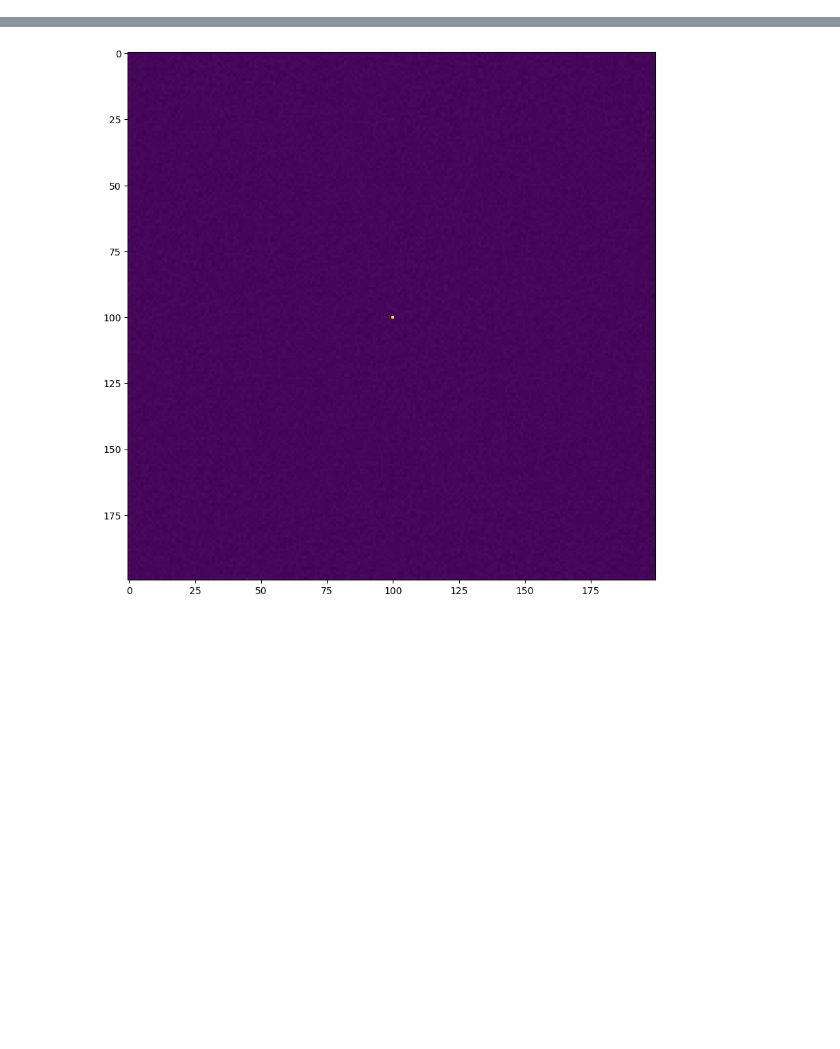
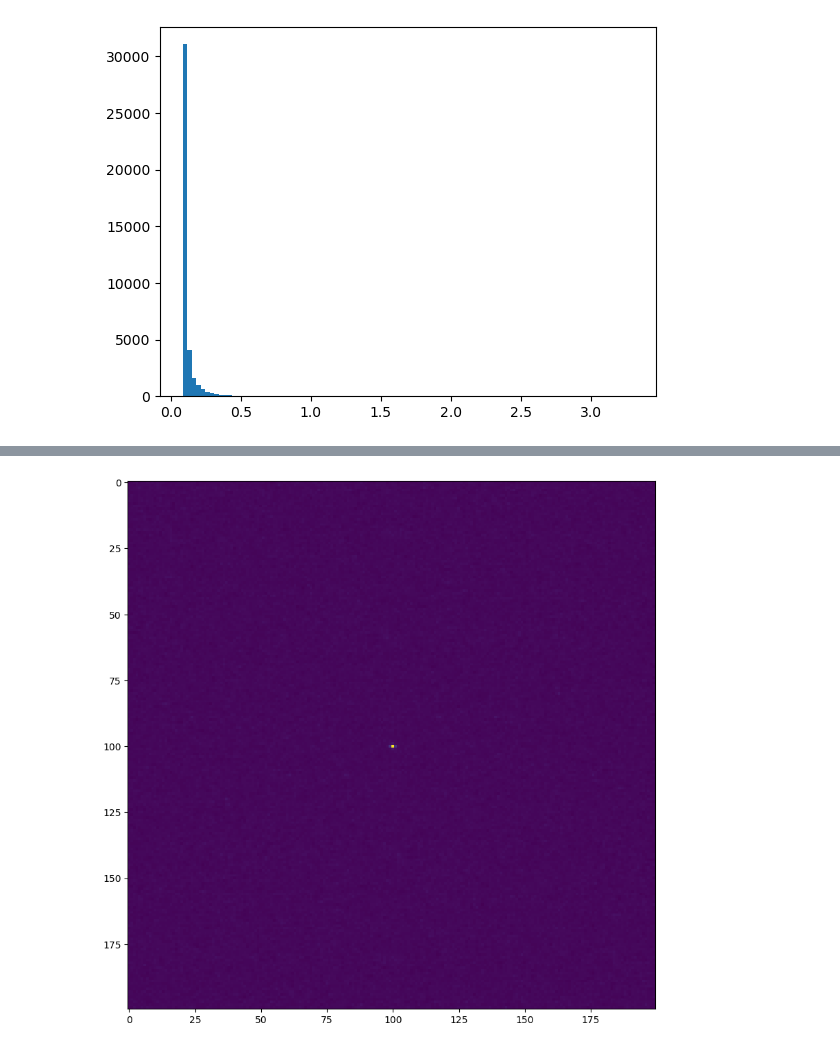
Before and after one commit to lukeoloughlin/GW-model, a Jupyter notebook: src/restrepo/test.ipynb, the cells around one changed output, grey strips where cells are left out. Drawn from its saved outputs; the diff is of its cells as text; code cells hidden in the pictures; blank space fills up the shorter version.

```diff
--- a/src/restrepo/test.ipynb
+++ b/src/restrepo/test.ipynb
@@ -38,0 +39,5 @@ plt.show()
+# %%
+plt.hist(cru_obj.cs.reshape(-1), bins=100)
+plt.show()
+# %% [output]
+[figure, added]
```
Also changed, not shown: parts of 12 cells of this notebook, 9 other files.
